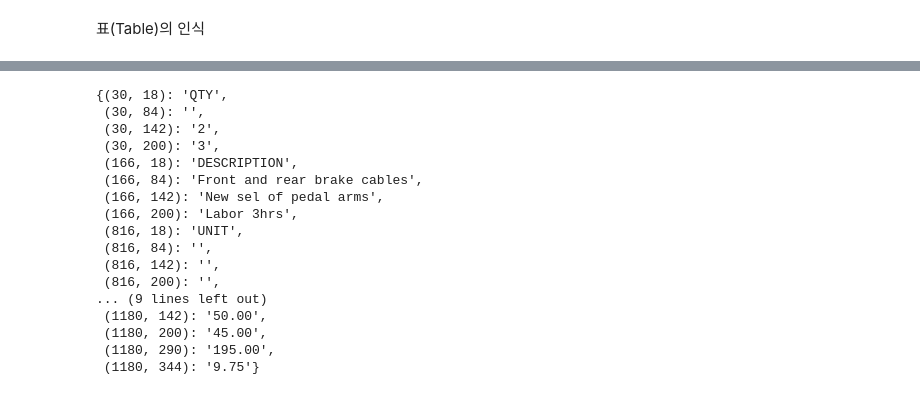
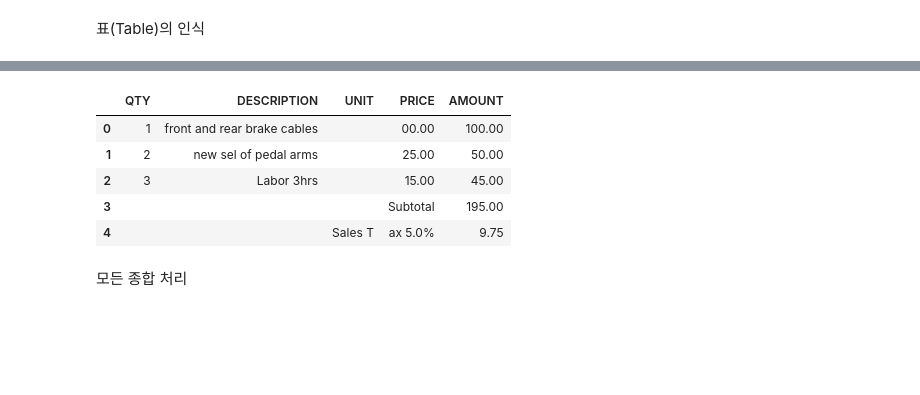
Before and after one commit to dolmani38/OCR, a Jupyter notebook: Untitled18.ipynb, the cells around one changed output, grey strips where cells are left out. Cells and saved outputs as stored; diff of their text form; code cells hidden in the pictures; blank space fills up the shorter version.

```diff
--- a/Untitled18.ipynb
+++ b/Untitled18.ipynb
@@ -425,26 +425,25 @@ total : $204.75(0.5697219371795654)
 # %% [markdown]
 이미지 보정 + spelling 보정
 # %%
-for k in pattern_type1:
-    # Create a Rectangle patch
-    r = pattern_type1[k]
-    text_part=im_data[r[1]:r[3],r[0]:r[2],:]
-    results = reader.readtext(preprocessing_part_image(text_part,temp_file_name=k+'.png'),detail=1)
-    texts = ""
+def recognition_correction(anchor_text,text_part_image,scale_percent = 200,rate_threshold=0.4):
+    results = reader.readtext(preprocessing_part_image(text_part_image,temp_file_name=anchor_text+'.png',scale_percent=scale_percent),detail=1)
+    texts = []
+    infos = []
     for result in results:
         spell_fix = 'None'
         rect = result[0]
         text = result[1]
         prob = result[2]
         # OCR 인식확률 0.4 이하의 경우, Spelling check 처리
-        if prob <= 0.4:
+        if prob <= rate_threshold:
             back_text = text
             spell_check.check(text)
-            text = spell_check.correct()
+            texts.append(spell_check.correct())
             #print(back_text,text)
             if back_text.lower() != text.lower():
                 spell_fix = 'fix'
+        else:
+            texts.append(text)
+        infos.append((prob,spell_fix))
 
-        texts += ' ' + text + '('+str(prob)+','+str(spell_fix)+')'
-
-    print(k,':',texts.strip())
+    return (' '.join(texts) if len(texts) > 0 else '').strip(),infos
@@ -459,0 +450,7 @@ total : $204.75(0.5697219371795654,None)
+# %%
+for k in pattern_type1:
+    # Create a Rectangle patch
+    r = pattern_type1[k]
+    text_part=im_data[r[1]:r[3],r[0]:r[2],:]
+    text,infos = recognition_correction(k,text_part)
+    print(k,':',text.strip(),infos)
@@ -712,32 +637,13 @@ df
-# %%
-data={}
-for x,y,w,h,area in stats[2:]:
-
-
-    text_part=im_data[y:y+h,x:x+w,:]
-    mpimg.imsave("out.png", text_part)
-    #ax2.imshow(text_part)
-    results = reader.readtext("out.png",detail=0)
-    text = ''.join(results) if len(results) > 0 else ''
-    data[(x,y)] = text
-
-
-data
-# %% [output]
-{(30, 18): 'QTY',
- (30, 84): '',
- (30, 142): '2',
- (30, 200): '3',
- (166, 18): 'DESCRIPTION',
- (166, 84): 'Front and rear brake cables',
- (166, 142): 'New sel of pedal arms',
- (166, 200): 'Labor 3hrs',
- (816, 18): 'UNIT',
- (816, 84): '',
- (816, 142): '',
- (816, 200): '',
-... (9 lines left out)
- (1180, 142): '50.00',
- (1180, 200): '45.00',
- (1180, 290): '195.00',
- (1180, 344): '9.75'}
+# %%
+td = TableImage2DataFrame('list.png')
+df = td.recognize_table(scale_percent=250)
+df
+# %% [output]
+|  | QTY | DESCRIPTION | UNIT | PRICE | AMOUNT |
+| 0 | 1 | front and rear brake cables |  | 00.00 | 100.00 |
+| 1 | 2 | new sel of pedal arms |  | 25.00 | 50.00 |
+| 2 | 3 | Labor 3hrs |  | 15.00 | 45.00 |
+| 3 |  |  |  | Subtotal | 195.00 |
+| 4 |  |  | Sales T | ax 5.0% | 9.75 |
+# %% [markdown]
+모든 종합 처리
```
Also changed, not shown: parts of 12 cells of this notebook.
